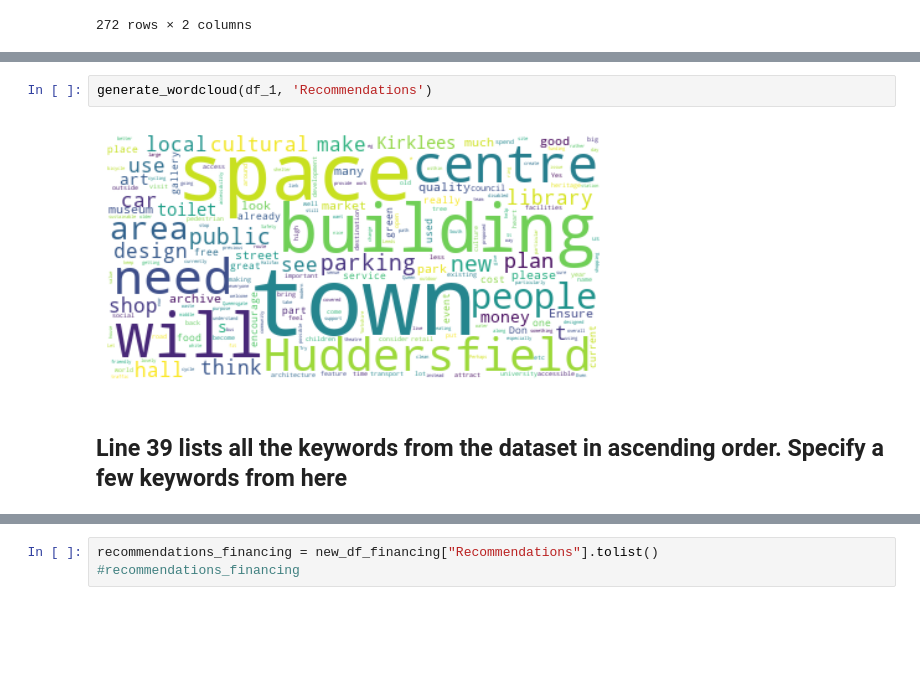
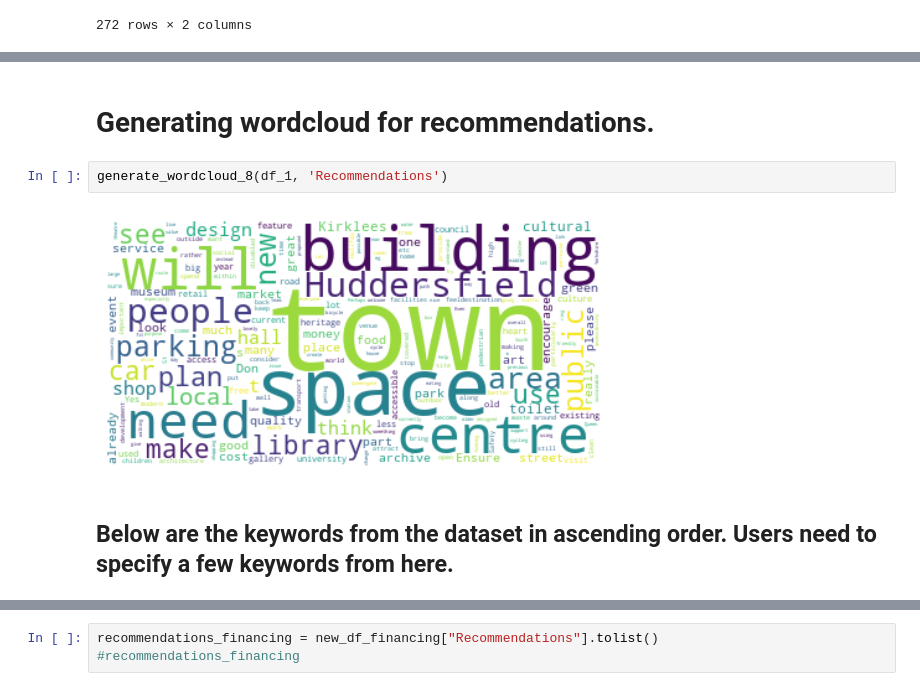
Before and after one commit to judytruchuynh/ConterContext, a Jupyter notebook: text_analysis.ipynb, the cells around one changed output, grey strips where cells are left out. Cells and saved outputs as stored; diff of their text form; blank space fills up the shorter version.

```diff
--- a/text_analysis.ipynb
+++ b/text_analysis.ipynb
@@ -89,7 +119,9 @@ recommendations_list = df_1["Recommendations"].tolist()
+# %% [markdown]
+# Generating wordcloud for recommendations.
 # %%
-generate_wordcloud(df_1, 'Recommendations')
+generate_wordcloud_8(df_1, 'Recommendations')
 # %% [output]
-[figure, old version]
+[figure, new version]
 # %% [markdown]
-##  Line 39 lists all the keywords from the dataset in ascending order. Specify a few keywords from here
+##  Below are the keywords from the dataset in ascending order. Users need to specify a few keywords from here.
 # %%
```
Also changed, not shown: parts of 45 cells of this notebook, 2 other files.
